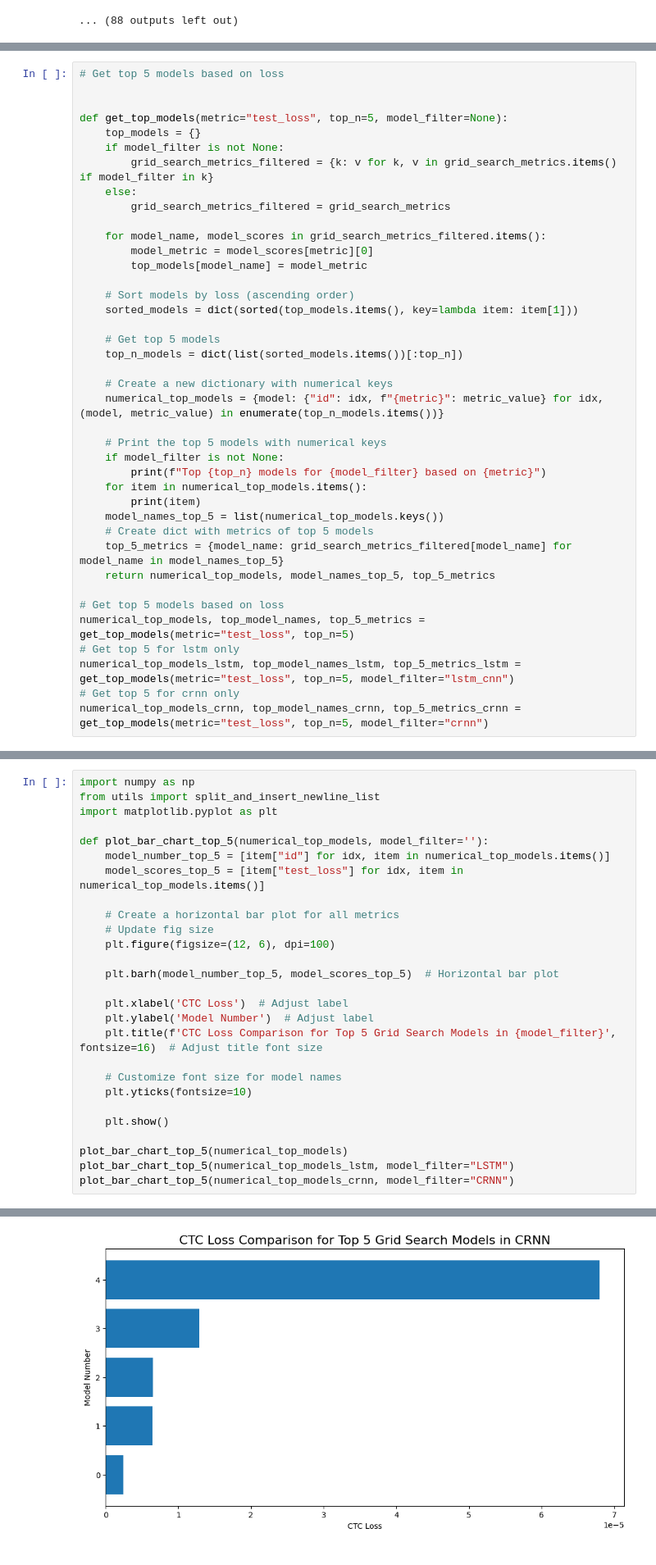
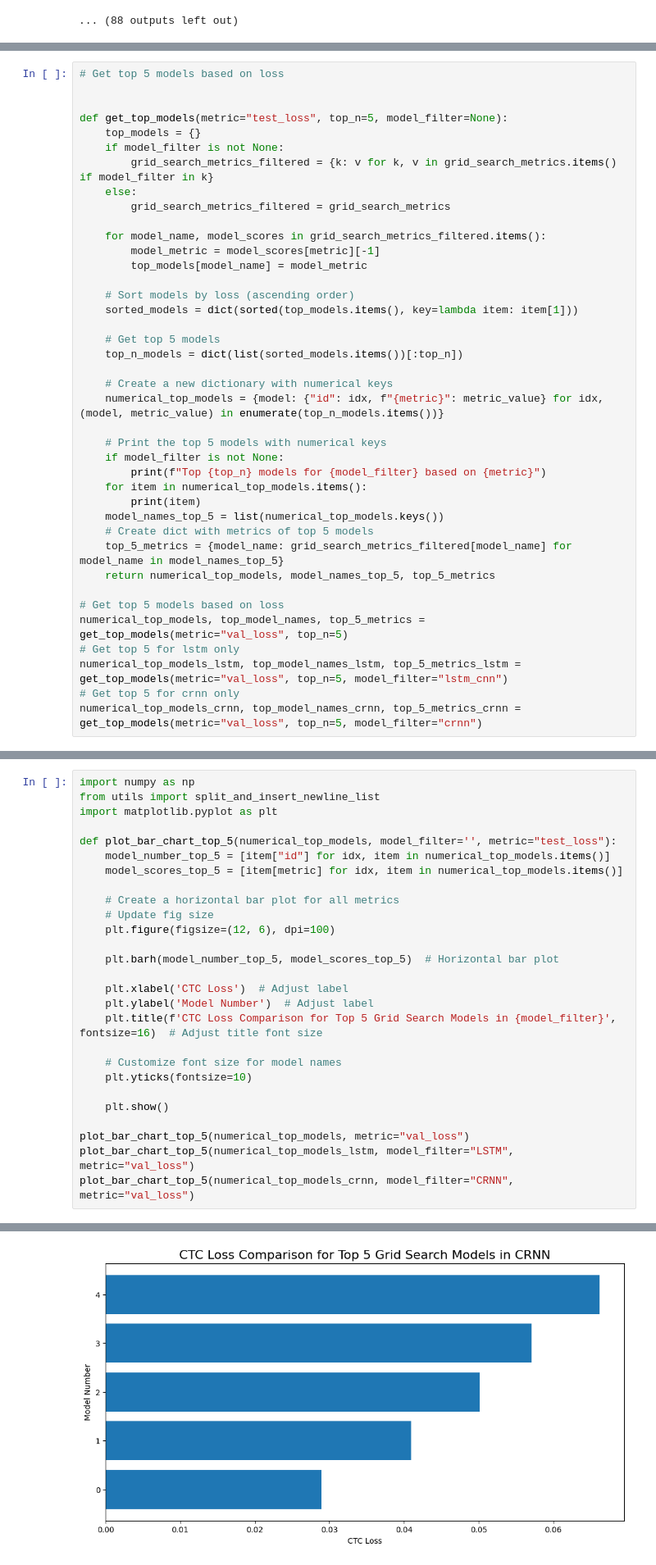
Before and after one commit to Simon-0711/neural_networks_seminar, a Jupyter notebook: benchmarking_emnist/lstm_training.ipynb, the cells around one changed output, grey strips where cells are left out. Shown at 82% size. Cells and saved outputs as stored; diff of their text form.

```diff
--- a/benchmarking_emnist/lstm_training.ipynb
+++ b/benchmarking_emnist/lstm_training.ipynb
@@ -179,7 +160,7 @@ def get_top_models(metric="test_loss", top_n=5, model_filter=None):
         grid_search_metrics_filtered = grid_search_metrics
 
     for model_name, model_scores in grid_search_metrics_filtered.items():
-        model_metric = model_scores[metric][0]
+        model_metric = model_scores[metric][-1]
         top_models[model_name] = model_metric
 
     # Sort models by loss (ascending order)
@@ -202,9 +183,9 @@ def get_top_models(metric="test_loss", top_n=5, model_filter=None):
     return numerical_top_models, model_names_top_5, top_5_metrics
 
 # Get top 5 models based on loss
-numerical_top_models, top_model_names, top_5_metrics = get_top_models(metric="test_loss", top_n=5)
+numerical_top_models, top_model_names, top_5_metrics = get_top_models(metric="val_loss", top_n=5)
 # Get top 5 for lstm only
-numerical_top_models_lstm, top_model_names_lstm, top_5_metrics_lstm = get_top_models(metric="test_loss", top_n=5, model_filter="lstm_cnn")
+numerical_top_models_lstm, top_model_names_lstm, top_5_metrics_lstm = get_top_models(metric="val_loss", top_n=5, model_filter="lstm_cnn")
 # Get top 5 for crnn only
-numerical_top_models_crnn, top_model_names_crnn, top_5_metrics_crnn = get_top_models(metric="test_loss", top_n=5, model_filter="crnn")
+numerical_top_models_crnn, top_model_names_crnn, top_5_metrics_crnn = get_top_models(metric="val_loss", top_n=5, model_filter="crnn")
 # %% [output]
@@ -231,9 +211,9 @@ import numpy as np
 from utils import split_and_insert_newline_list
 import matplotlib.pyplot as plt
 
-def plot_bar_chart_top_5(numerical_top_models, model_filter=''):
+def plot_bar_chart_top_5(numerical_top_models, model_filter='', metric="test_loss"):
     model_number_top_5 = [item["id"] for idx, item in numerical_top_models.items()]
-    model_scores_top_5 = [item["test_loss"] for idx, item in numerical_top_models.items()]
+    model_scores_top_5 = [item[metric] for idx, item in numerical_top_models.items()]
 
     # Create a horizontal bar plot for all metrics
     # Update fig size
@@ -250,7 +230,7 @@ def plot_bar_chart_top_5(numerical_top_models, model_filter=''):
 
     plt.show()
 
-plot_bar_chart_top_5(numerical_top_models)
-plot_bar_chart_top_5(numerical_top_models_lstm, model_filter="LSTM")
-plot_bar_chart_top_5(numerical_top_models_crnn, model_filter="CRNN")
+plot_bar_chart_top_5(numerical_top_models, metric="val_loss")
+plot_bar_chart_top_5(numerical_top_models_lstm, model_filter="LSTM", metric="val_loss")
+plot_bar_chart_top_5(numerical_top_models_crnn, model_filter="CRNN", metric="val_loss")
 # %% [output]
@@ -259,4 +239,4 @@ plot_bar_chart_top_5(numerical_top_models_crnn, model_filter="CRNN")
-[figure, old version]
+[figure, new version]
 # %% [markdown]
 ## Plot CTC loss and CER metric to file
 # %%
```
Also changed, not shown: parts of 8 cells of this notebook, 2 other files.
